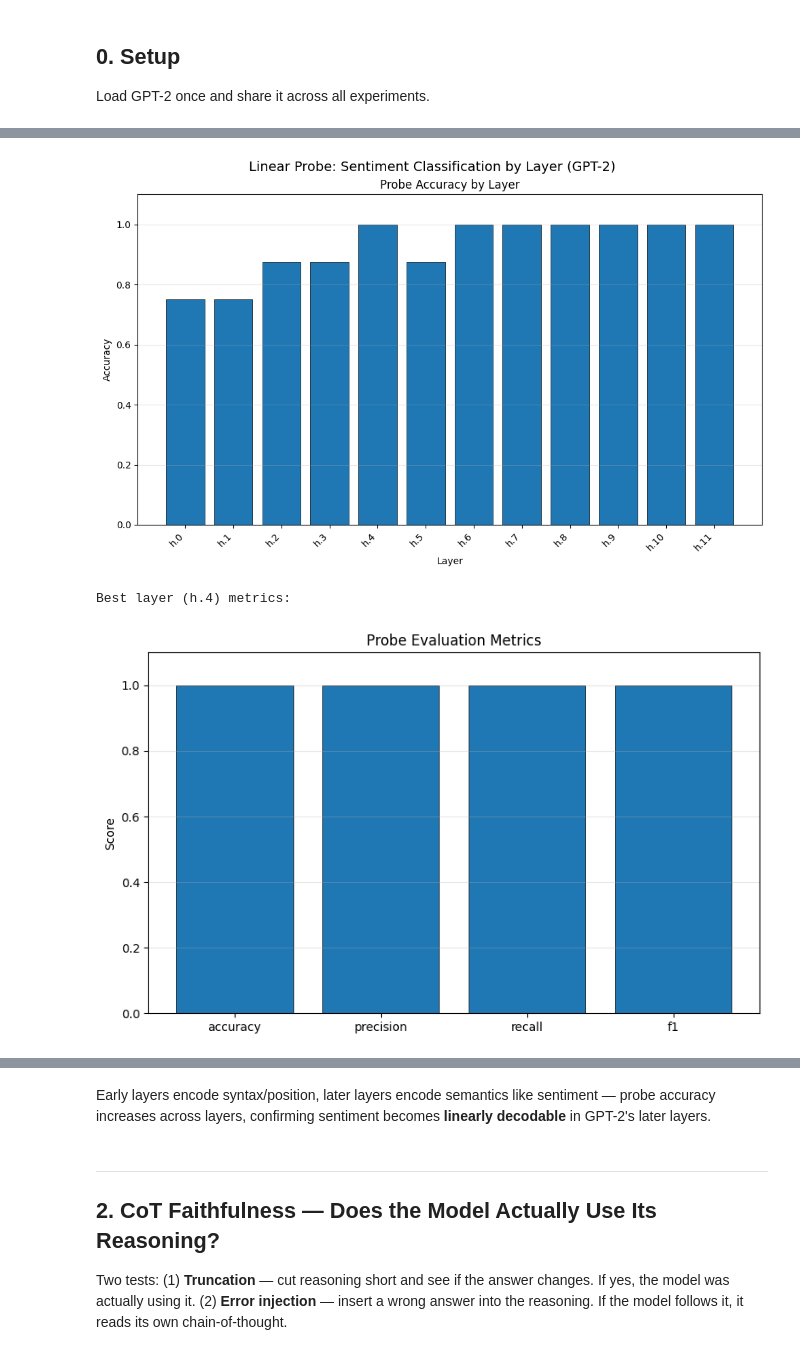
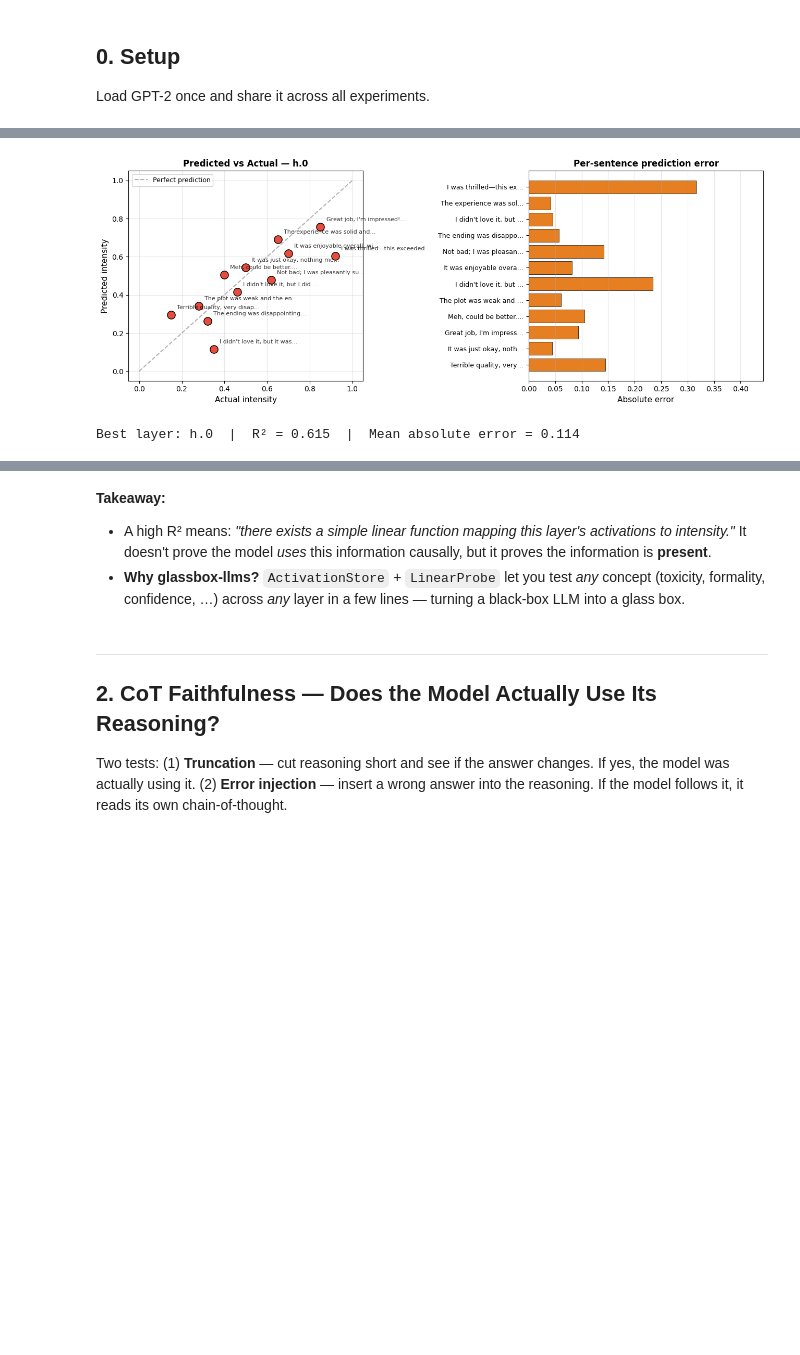
Before and after one commit to DSC-McMaster-U/glassbox-llms, a Jupyter notebook: notebooks/glassbox_demo.ipynb, the cells around one changed output, grey strips where cells are left out. Cells and saved outputs as stored; diff of their text form; code cells hidden in the pictures; blank space fills up the shorter version.

Commit message:
added linear probe demo

```diff
--- a/notebooks/glassbox_demo.ipynb
+++ b/notebooks/glassbox_demo.ipynb
@@ -143,14 +163,43 @@ Best layer: h.4 (accuracy=1.000)
 # %%
-# Visualize probe accuracy across layers
-from glassboxllms.visualization.plots import plot_probe_accuracy
-fig = plot_probe_accuracy(results, metric="accuracy")
-fig.suptitle("Linear Probe: Sentiment Classification by Layer (GPT-2)", fontsize=14, y=1.02)
+# Retrain on best layer → predicted vs actual
+best_train_acts = store.extract(train_texts, tokenizer, layers=[best_layer], pooling="mean")
+best_test_acts  = store.extract(test_texts, tokenizer, layers=[best_layer], pooling="mean")
+
+best_probe = LinearProbe(layer=best_layer, direction="intensity", model_type="linear")
+best_probe.fit(best_train_acts[best_layer], train_scores)
+predictions = best_probe.predict(best_test_acts[best_layer])
+
+fig, axes = plt.subplots(1, 2, figsize=(13, 5))
+
+# Left panel: scatter — predicted vs actual
+ax = axes[0]
+ax.scatter(test_scores, predictions, s=120, c="#e74c3c", edgecolors="black", zorder=3)
+ax.plot([0, 1], [0, 1], "--", color="gray", alpha=0.6, label="Perfect prediction")
+for i, txt in enumerate(test_texts):
+    ax.annotate(txt[:28] + "…", (test_scores[i], predictions[i]),
+                textcoords="offset points", xytext=(8, 8), fontsize=8, alpha=0.8)
+ax.set_xlabel("Actual intensity", fontsize=11)
+ax.set_ylabel("Predicted intensity", fontsize=11)
+ax.set_title(f"Predicted vs Actual — {best_layer}", fontsize=12, weight="bold")
+ax.set_xlim(-0.05, 1.05); ax.set_ylim(-0.05, 1.05)
+ax.legend(fontsize=9); ax.grid(alpha=0.3)
+
+# Right panel: per-sentence absolute error
+ax2 = axes[1]
+errors = np.abs(predictions - test_scores)
+short = [t[:22] + "…" for t in test_texts]
+y_pos = np.arange(len(test_texts))
+ax2.barh(y_pos, errors, color="#e67e22", edgecolor="black", linewidth=0.5)
+ax2.set_yticks(y_pos); ax2.set_yticklabels(short, fontsize=9)
+ax2.set_xlabel("Absolute error", fontsize=11)
+ax2.set_title("Per-sentence prediction error", fontsize=12, weight="bold")
+ax2.set_xlim(0, max(errors) * 1.4 if max(errors) > 0 else 0.5)
+ax2.grid(axis="x", alpha=0.3)
+
+fig.tight_layout()
 plt.show()
 
-# Best layer detailed metrics via .visualize()
-print(f"\nBest layer ({best_layer}) metrics:")
-results[best_layer].visualize()
+print(f"\nBest layer: {best_layer}  |  R² = {best_r2:.3f}  |  Mean absolute error = {errors.mean():.3f}")
 # %% [output]
-[figure, old version]
+[figure, new version]
-Best layer (h.4) metrics:
+Best layer: h.0  |  R² = 0.615  |  Mean absolute error = 0.114
-[figure, removed]
@@ -158,5 +206,7 @@ Best layer (h.4) metrics:
 # %% [markdown]
-Early layers encode syntax/position, later layers encode semantics like sentiment — probe accuracy increases across layers, confirming sentiment becomes **linearly decodable** in GPT-2's later layers.
+**Takeaway:**
+- A high R² means: *"there exists a simple linear function mapping this layer's activations to intensity."* It doesn't prove the model *uses* this information causally, but it proves the information is **present**.
+- **Why glassbox-llms?** `ActivationStore` + `LinearProbe` let you test *any* concept (toxicity, formality, confidence, …) across *any* layer in a few lines — turning a black-box LLM into a glass box.
 # %% [markdown]
 ---
 ## 2. CoT Faithfulness — Does the Model Actually Use Its Reasoning?
```
Also changed, not shown: parts of 5 cells of this notebook.
